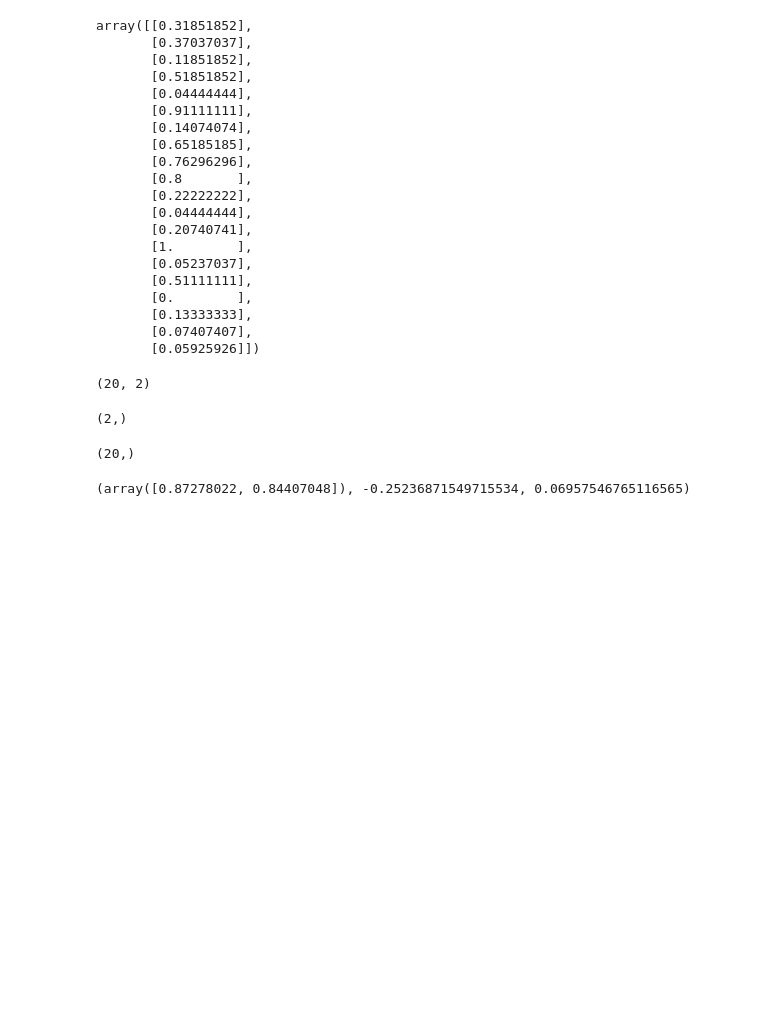
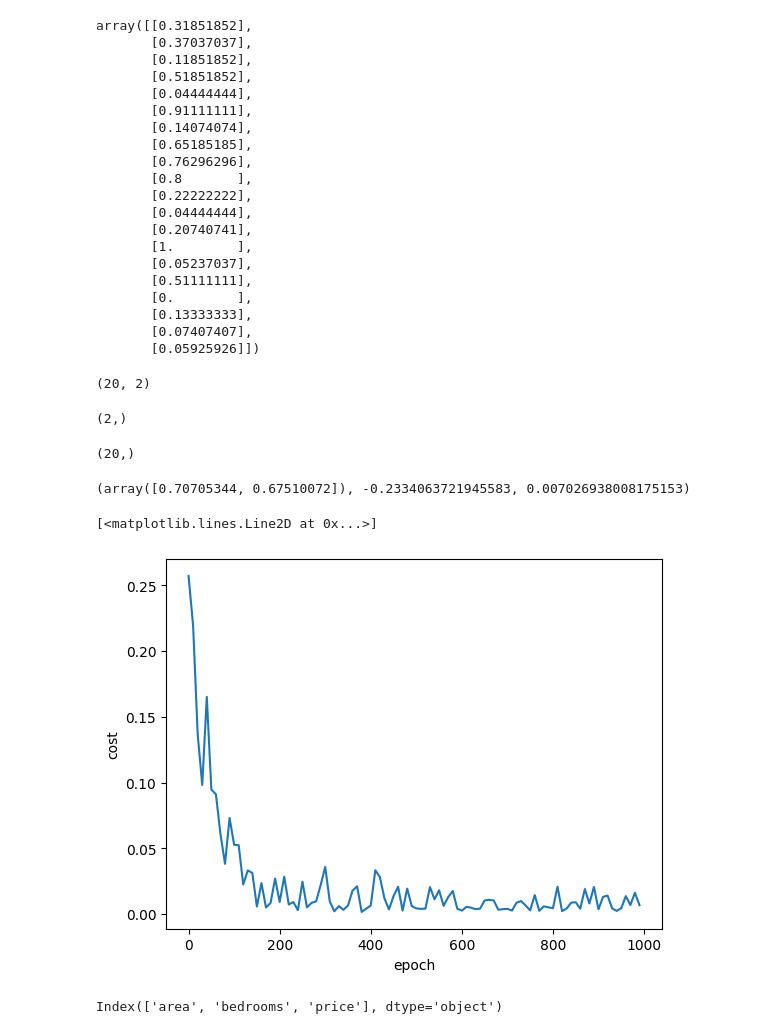
Before and after one commit to babatundeibukun/DEEP-LEARNING-PROJECT---COMPUTER, a Jupyter notebook: mini_batch_gradient_descent.ipynb, the cells around one changed output. Cells and saved outputs as stored; diff of their text form; code cells hidden in the pictures; blank space fills up the shorter version.

```diff
--- a/mini_batch_gradient_descent.ipynb
+++ b/mini_batch_gradient_descent.ipynb
@@ -228,6 +228,8 @@ def mini_batch_gradient_descent(X , y , epochs, batch_size ):
   bias  = 0
   w = np.ones(shape = (X.shape[1]))
   n = X.shape[0]
+  cost_list = []
+  epoch_list = []
 
   if batch_size >= n:
     batch_size = n
@@ -249,9 +251,24 @@ def mini_batch_gradient_descent(X , y , epochs, batch_size ):
      w = w - (wd * rate)
      bias = bias  - (bias_d * rate)
 
-  return w, bias, loss
+    if i % 10 == 0 :
+      cost_list.append(loss)
+      epoch_list.append(i)
+
+  return w, bias, loss , cost_list, epoch_list
 # %%
-w, bias, loss = mini_batch_gradient_descent(scaled_X ,scaled_y.flatten() , 100, 5 )
+w, bias, loss , cost_list, epoch_list = mini_batch_gradient_descent(scaled_X ,scaled_y.flatten() , 1000, 5 )
 w, bias, loss
 # %% [output]
-(array([0.87278022, 0.84407048]), -0.25236871549715534, 0.06957546765116565)
+(array([0.70705344, 0.67510072]), -0.2334063721945583, 0.007026938008175153)
+# %%
+plt.xlabel('epoch')
+plt.ylabel('cost')
+plt.plot(epoch_list, cost_list)
+# %% [output]
+[<matplotlib.lines.Line2D at 0x...>]
+[figure, added]
+# %%
+df.columns
+# %% [output]
+Index(['area', 'bedrooms', 'price'], dtype='object')
```
Also changed, not shown: parts of 4 cells of this notebook.
